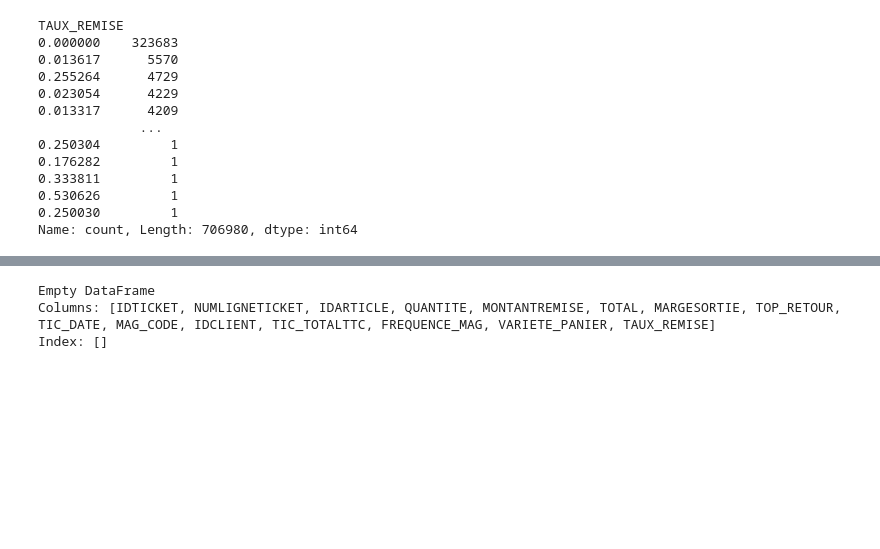
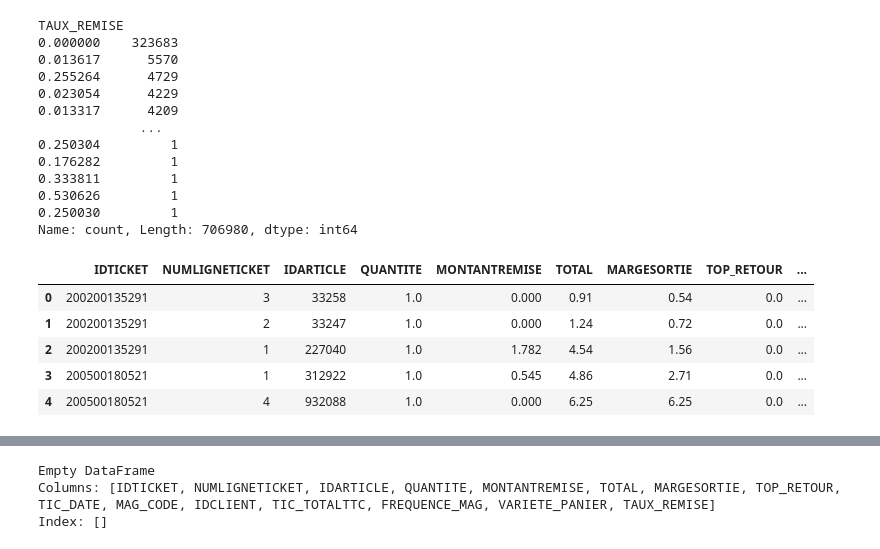
Before and after one commit to KBL78110/Retail_Customer_Retention, a Jupyter notebook: merged_Notebook GLOBAL TICKET Botanic_F.ipynb, the cells around one changed output, grey strips where cells are left out. Saved outputs shown, nothing was run; the diff lists cells and outputs as text; code cells hidden in the pictures; blank space fills up the shorter version.

```diff
--- a/merged_Notebook GLOBAL TICKET Botanic_F.ipynb
+++ b/merged_Notebook GLOBAL TICKET Botanic_F.ipynb
@@ -735,3 +770,12 @@ TAUX_REMISE
 0.530626         1
 0.250030         1
 Name: count, Length: 706980, dtype: int64
+# %%
+data_merged.head()
+# %% [output]
+|  | IDTICKET | NUMLIGNETICKET | IDARTICLE | QUANTITE | MONTANTREMISE | TOTAL | MARGESORTIE | TOP_RETOUR | ... |
+| 0 | 200200135291 | 3 | 33258 | 1.0 | 0.000 | 0.91 | 0.54 | 0.0 | ... |
+| 1 | 200200135291 | 2 | 33247 | 1.0 | 0.000 | 1.24 | 0.72 | 0.0 | ... |
+| 2 | 200200135291 | 1 | 227040 | 1.0 | 1.782 | 4.54 | 1.56 | 0.0 | ... |
+| 3 | 200500180521 | 1 | 312922 | 1.0 | 0.545 | 4.86 | 2.71 | 0.0 | ... |
+| 4 | 200500180521 | 4 | 932088 | 1.0 | 0.000 | 6.25 | 6.25 | 0.0 | ... |
```
Also changed, not shown: parts of 6 cells of this notebook.
